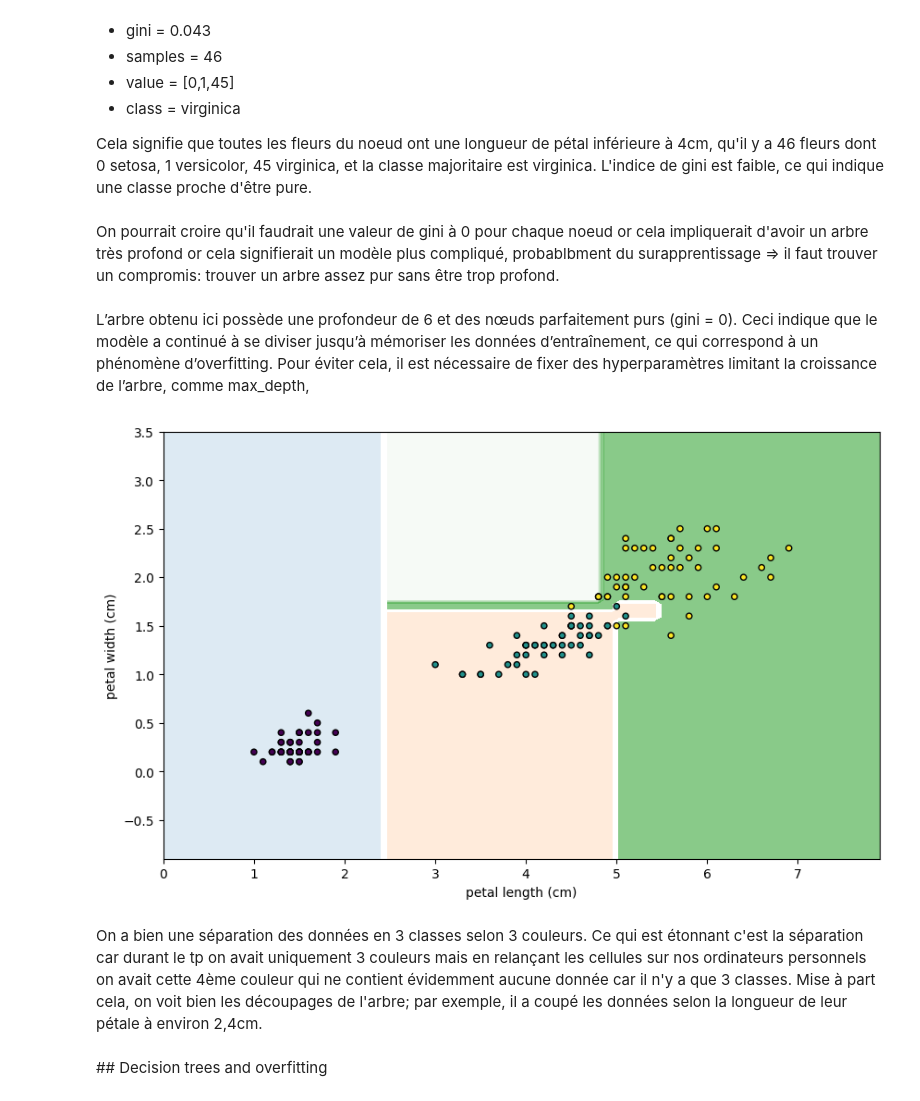
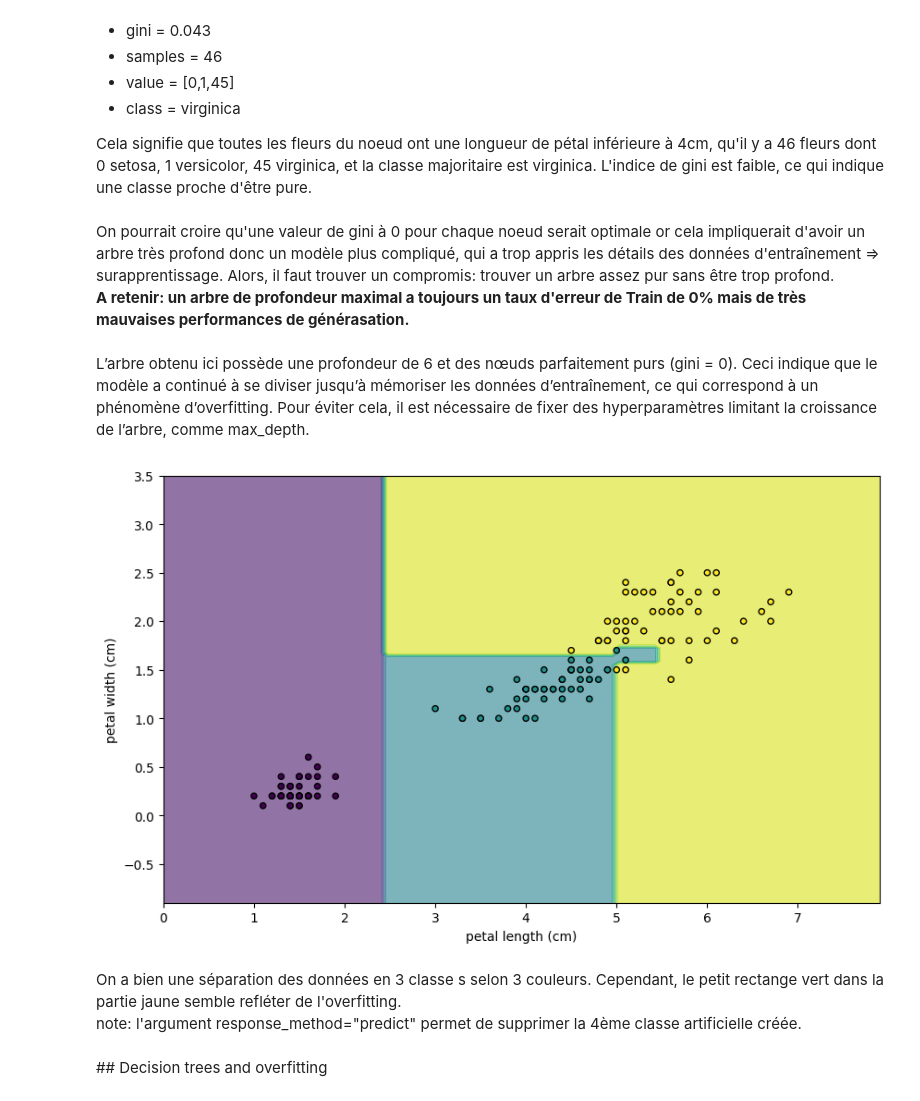
Before and after one commit to nathansourdrille/machine-learning, a Jupyter notebook: Decision_trees/TP9.ipynb, the cells around one changed output. Cells and saved outputs as stored; diff of their text form; code cells hidden in the pictures.

Commit message:
Decision Trees OK

```diff
--- a/Decision_trees/TP9.ipynb
+++ b/Decision_trees/TP9.ipynb
@@ -74,29 +109,32 @@ Prenons ce noeud par exemple:
 
 Cela signifie que toutes les fleurs du noeud ont une longueur de pétal inférieure à 4cm, qu'il y a 46 fleurs dont 0 setosa, 1 versicolor, 45 virginica, et la classe majoritaire est virginica. L'indice de gini est faible, ce qui indique une classe proche d'être pure.
 # %% [markdown]
-On pourrait croire qu'il faudrait une valeur de gini à 0 pour chaque noeud or cela impliquerait d'avoir un arbre très profond or cela signifierait un modèle plus compliqué, probablbment du surapprentissage => il faut trouver un compromis: trouver un arbre assez pur sans être trop profond.
+On pourrait croire qu'une valeur de gini à 0 pour chaque noeud serait optimale or cela impliquerait d'avoir un arbre très profond donc un modèle plus compliqué, qui a trop appris les détails des données d'entraînement => surapprentissage. Alors, il faut trouver un compromis: trouver un arbre assez pur sans être trop profond.
+**A retenir: un arbre de profondeur maximal a toujours un taux d'erreur de Train de 0% mais de très mauvaises performances de générasation.**
 # %% [markdown]
 L’arbre obtenu ici possède une profondeur de 6 et des nœuds parfaitement purs (gini = 0).
 Ceci indique que le modèle a continué à se diviser jusqu’à mémoriser les données d’entraînement, ce qui correspond à un phénomène d’overfitting.
-Pour éviter cela, il est nécessaire de fixer des hyperparamètres limitant la croissance de l’arbre, comme max_depth,
+Pour éviter cela, il est nécessaire de fixer des hyperparamètres limitant la croissance de l’arbre, comme max_depth.
 # %%
 from sklearn.inspection import DecisionBoundaryDisplay
 
 # entraînement du modèle sur les 2 dernières features de X
 X_2d = X[:, 2:4]
 clf = DecisionTreeClassifier(random_state=42).fit(X_2d , y)
 _, ax = plt.subplots (1, 1, figsize =(10, 6))
 
 # afficher la frontière de décision
-DecisionBoundaryDisplay.from_estimator(clf, X_2d, ax=ax,
+DecisionBoundaryDisplay.from_estimator(clf, X_2d, ax=ax, response_method="predict",
                  xlabel= iris.feature_names[2],
                  ylabel=iris.feature_names[3], alpha =0.6)
 plt.scatter(X_2d[:, 0], X_2d[:, 1], c=y, edgecolor='k', s=20)
 plt.show()
 # %% [output]
-[figure, old version]
+[figure, new version]
 # %% [markdown]
-On a bien une séparation des données en 3 classes selon 3 couleurs. Ce qui est étonnant c'est la séparation car durant le tp on avait uniquement 3 couleurs mais en relançant les cellules sur nos ordinateurs personnels on avait cette 4ème couleur qui ne contient évidemment aucune donnée car il n'y a que 3 classes. Mise à part cela, on voit bien les découpages de l'arbre; par exemple, il a coupé les données selon la longueur de leur pétale à environ 2,4cm.
+On a bien une séparation des données en 3 classe
+s selon 3 couleurs.  Cependant, le petit rectange vert dans la partie jaune semble refléter de l'overfitting.
+note: l'argument response_method="predict" permet de supprimer la 4ème classe artificielle créée.
 # %% [markdown]
 ## Decision trees and overfitting
 # %%
```
Also changed, not shown: parts of 30 cells of this notebook.
